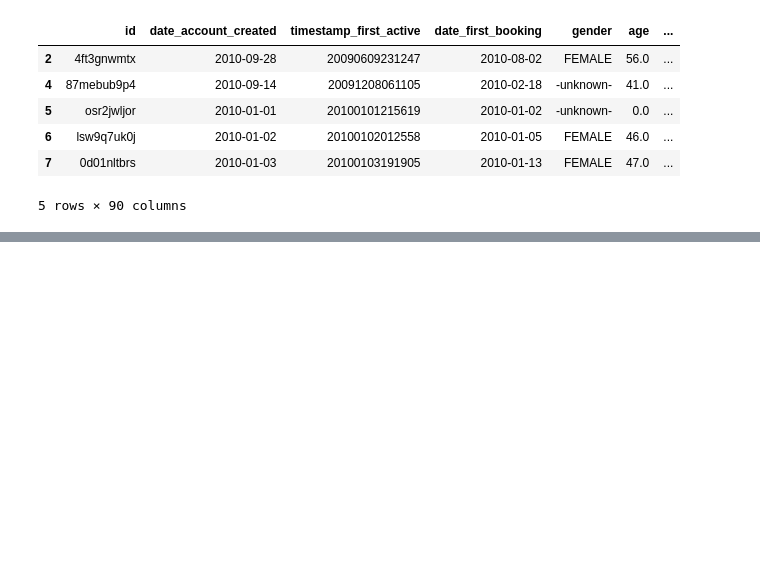
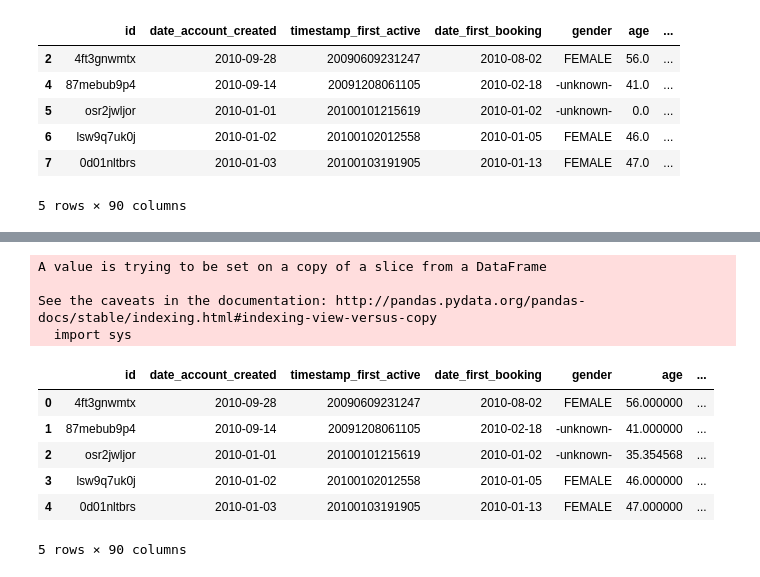
Before and after one commit to TheMichaelHu/AirbnbDestinationPrediction, a Jupyter notebook: preprocess_data.ipynb, the cells around one changed output, grey strips where cells are left out. Drawn from its saved outputs; the diff is of its cells as text; code cells hidden in the pictures; blank space fills up the shorter version.

```diff
--- a/preprocess_data.ipynb
+++ b/preprocess_data.ipynb
@@ -186,15 +213,27 @@ missing_data.head()
 # %%
 # fill in ages
 fill_ages = True
 if fill_ages:
-    preds = pd.read_csv('glrm_results.csv', header=None)
-    users = users.reset_index()
+    preds = pd.read_csv('reg_results.csv', header=None)
+    users.reset_index(drop=True, inplace=True)
     clean_users = users["age"]
     clean_users[(clean_users <= 15) | (clean_users >= 105)] = None
     users["age"] = users["age"].fillna(preds[0])
 else:
     users = users[(users["age"] > 15) & (users["age"] < 105)]
 users.head()
+# %% [output]
+A value is trying to be set on a copy of a slice from a DataFrame
+
+See the caveats in the documentation: http://pandas.pydata.org/pandas-docs/stable/indexing.html#indexing-view-versus-copy
+  import sys
+|  | id | date_account_created | timestamp_first_active | date_first_booking | gender | age | ... |
+| 0 | 4ft3gnwmtx | 2010-09-28 | 20090609231247 | 2010-08-02 | FEMALE | 56.000000 | ... |
+| 1 | 87mebub9p4 | 2010-09-14 | 20091208061105 | 2010-02-18 | -unknown- | 41.000000 | ... |
+| 2 | osr2jwljor | 2010-01-01 | 20100101215619 | 2010-01-02 | -unknown- | 35.354568 | ... |
+| 3 | lsw9q7uk0j | 2010-01-02 | 20100102012558 | 2010-01-05 | FEMALE | 46.000000 | ... |
+| 4 | 0d01nltbrs | 2010-01-03 | 20100103191905 | 2010-01-13 | FEMALE | 47.000000 | ... |
+5 rows × 90 columns
 # %%
 users = one_hot(users, ["gender"])
 users = users.drop(["-unknown-", "OTHER", "timestamp_first_active", "id", "first_browser_-unknown-"], axis=1)
```
Also changed, not shown: parts of 14 cells of this notebook, 2 other files.
